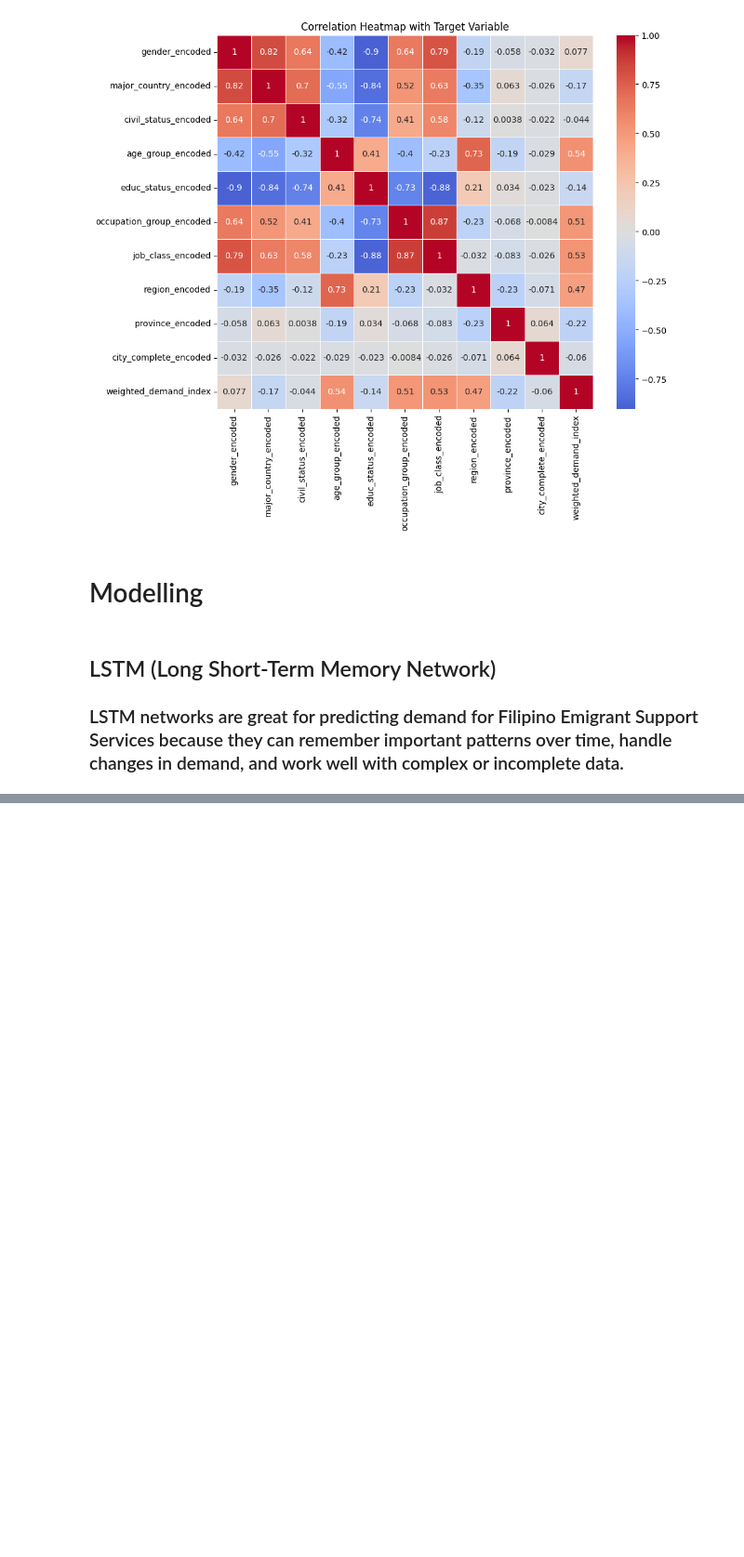
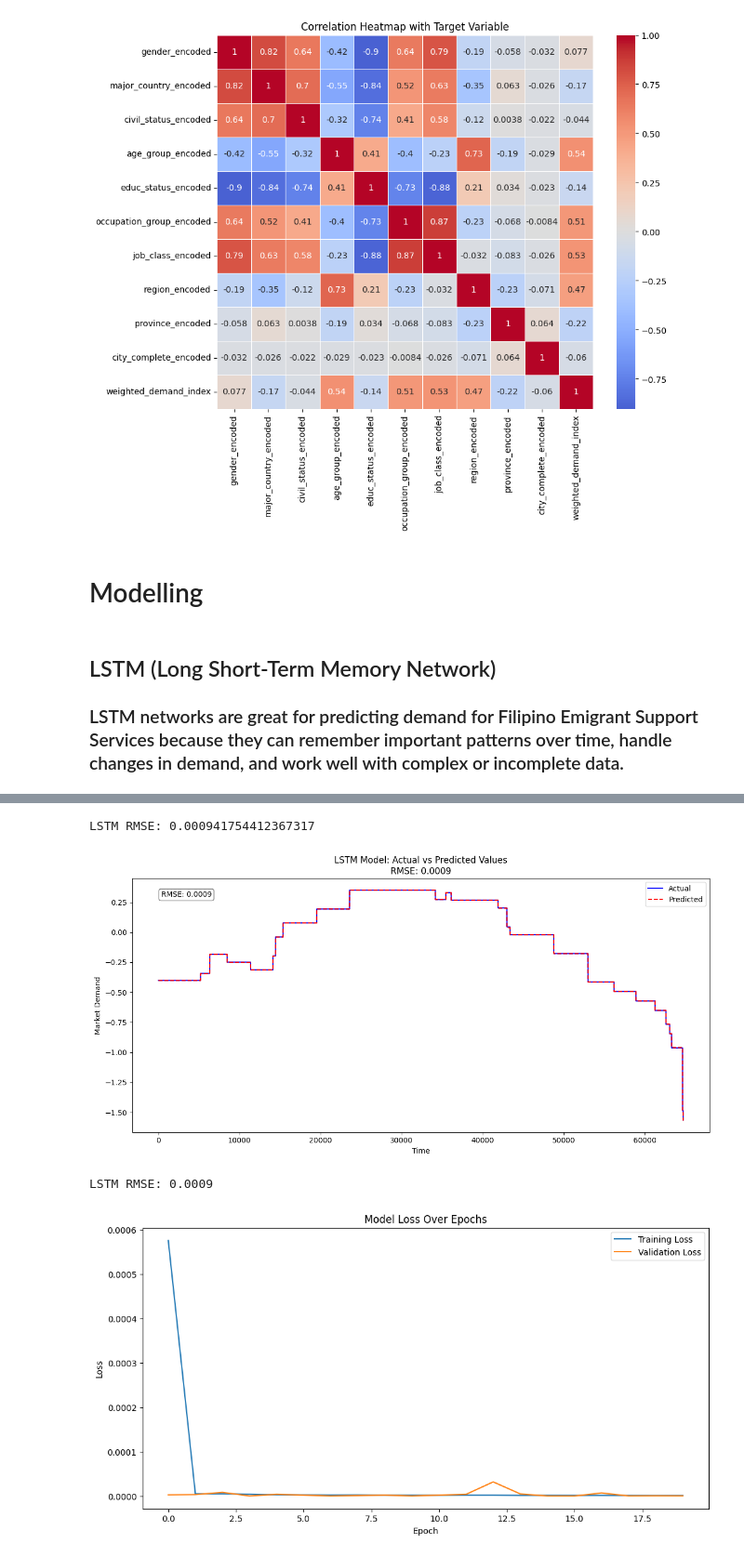
Before and after one commit to ifiecas/marketdemand, a Jupyter notebook: Market_Demand_Prediction.ipynb, the cells around one changed output, grey strips where cells are left out. Shown at 93% size. Cells and saved outputs as stored; diff of their text form; code cells hidden in the pictures; blank space fills up the shorter version.

```diff
--- a/Market_Demand_Prediction.ipynb
+++ b/Market_Demand_Prediction.ipynb
@@ -1260,0 +1065,60 @@ plt.show()
+# %%
+import numpy as np
+import matplotlib.pyplot as plt
+from tensorflow.keras.models import Sequential
+from tensorflow.keras.layers import LSTM, Dense
+from sklearn.preprocessing import StandardScaler
+from sklearn.metrics import mean_squared_error
+
+# Evaluate the model
+rmse_lstm = mean_squared_error(y_test, y_pred_lstm, squared=False)
+print(f"LSTM RMSE: {rmse_lstm}")
+# %% [output]
+LSTM RMSE: 0.000941754412367317
+# %%
+import numpy as np
+import matplotlib.pyplot as plt
+from sklearn.metrics import mean_squared_error
+
+# Assuming y_test and y_pred_lstm are already defined from your model
+
+# Calculate RMSE
+rmse = np.sqrt(mean_squared_error(y_test, y_pred_lstm))
+
+# Create a time array (assuming each prediction is for a consecutive time point)
+time = np.arange(len(y_test))
+
+# Create the plot
+plt.figure(figsize=(12, 6))
+plt.plot(time, y_test, label='Actual', color='blue')
+plt.plot(time, y_pred_lstm, label='Predicted', color='red', linestyle='--')
+
+plt.title(f'LSTM Model: Actual vs Predicted Values\nRMSE: {rmse:.4f}')
+plt.xlabel('Time')
+plt.ylabel('Market Demand')
+plt.legend()
+
+# Add RMSE text to the plot
+plt.text(0.05, 0.95, f'RMSE: {rmse:.4f}', transform=plt.gca().transAxes,
+         verticalalignment='top', bbox=dict(boxstyle='round', facecolor='white', alpha=0.5))
+
+# Show the plot
+plt.tight_layout()
+plt.show()
+
+# Print RMSE
+print(f'LSTM RMSE: {rmse:.4f}')
+
+# Optionally, you can also plot the training history
+plt.figure(figsize=(12, 6))
+plt.plot(history.history['loss'], label='Training Loss')
+plt.plot(history.history['val_loss'], label='Validation Loss')
+plt.title('Model Loss Over Epochs')
+plt.xlabel('Epoch')
+plt.ylabel('Loss')
+plt.legend()
+plt.show()
+# %% [output]
+[figure, added]
+LSTM RMSE: 0.0009
+[figure, added]
```
Also changed, not shown: parts of 16 cells of this notebook.
